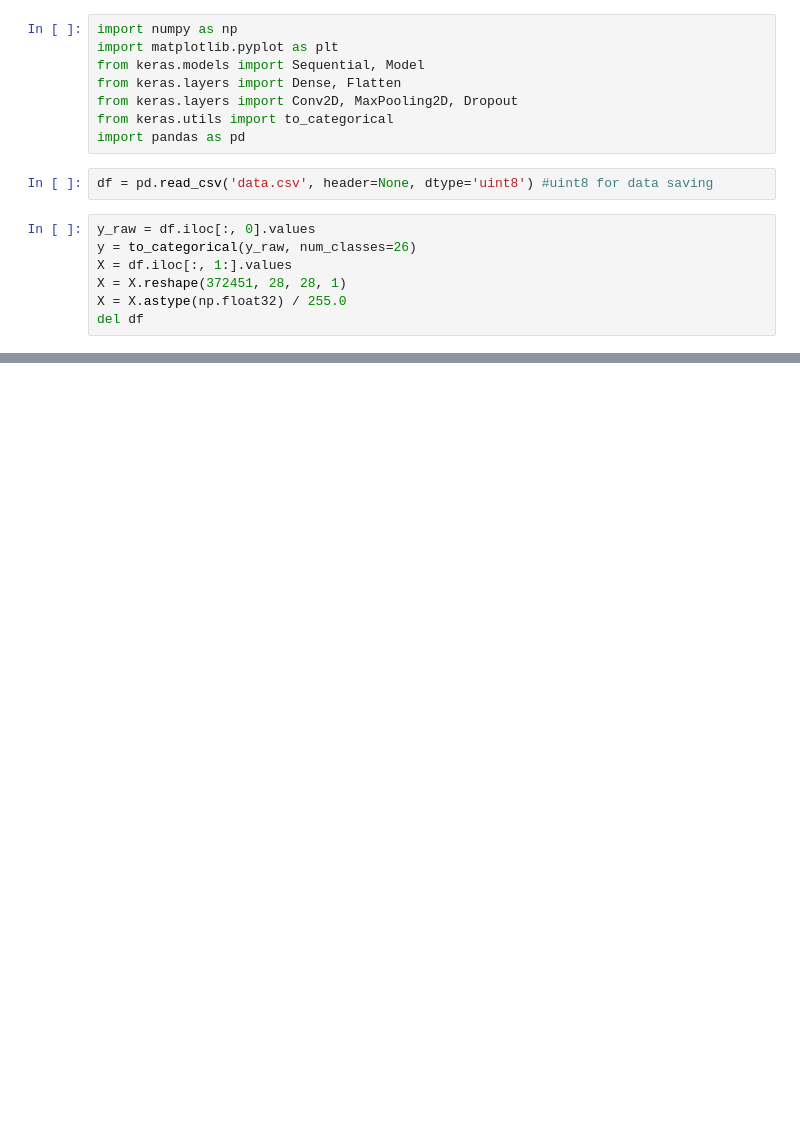
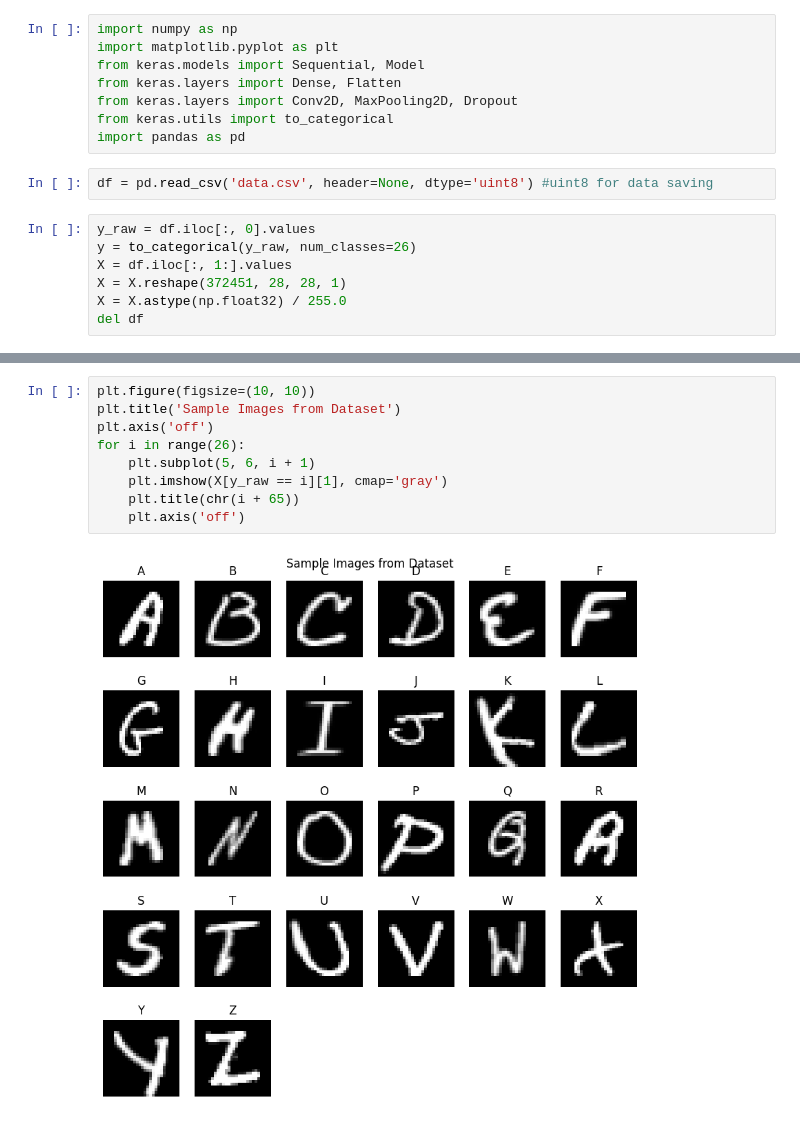
Before and after one commit to rmlan/iml, a Jupyter notebook: main.ipynb, the cells around one changed output, grey strips where cells are left out. Cells and saved outputs as stored; diff of their text form; blank space fills up the shorter version.

Commit message:
frequency of letters and sample data visualization added

```diff
--- a/main.ipynb
+++ b/main.ipynb
@@ -25,3 +28,14 @@ plt.title('Distribution of Letters in Dataset')
 plt.show()
 # %% [output]
 [figure]
+# %%
+plt.figure(figsize=(10, 10))
+plt.title('Sample Images from Dataset')
+plt.axis('off')
+for i in range(26):
+    plt.subplot(5, 6, i + 1)
+    plt.imshow(X[y_raw == i][1], cmap='gray')
+    plt.title(chr(i + 65))
+    plt.axis('off')
+# %% [output]
+[figure, added]
```
Also changed, not shown: parts of 2 cells of this notebook.
